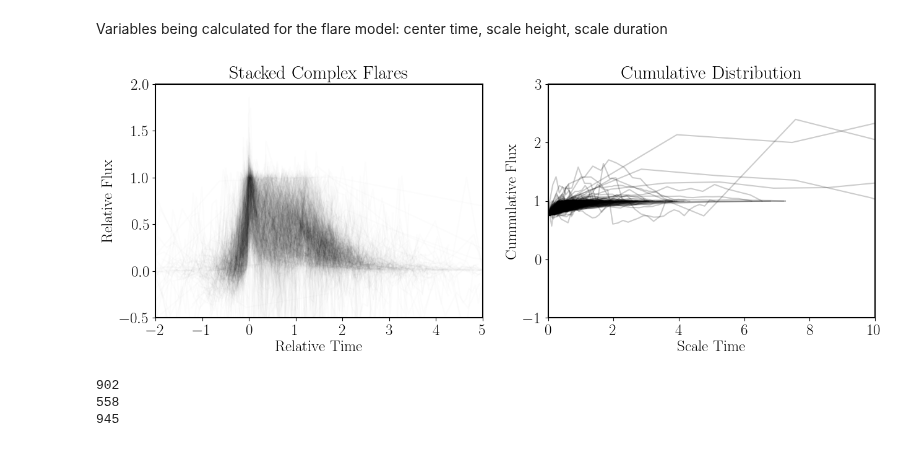
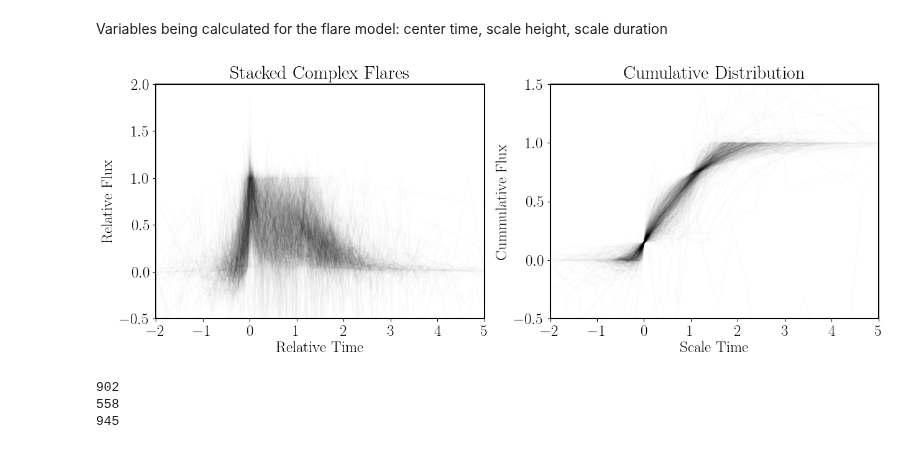
Before and after one commit to lupitatovar/flares, a Jupyter notebook: notebooks/complex_flares.ipynb, the cells around one changed output. Cells and saved outputs as stored; diff of their text form; code cells hidden in the pictures.

```diff
--- a/notebooks/complex_flares.ipynb
+++ b/notebooks/complex_flares.ipynb
@@ -412,37 +412,38 @@ for i in range(0,len(cross_match)):
     cmplx_y = ((detrended[temp])/(cmplx_scale_height[i]))
 
 
     #ax1.plot(xinterp,yvals,'o',color='orange', label= 'interp data')
 
     axs[0].plot(cmplx_x,cmplx_y,color='k',alpha=0.01)
 
     #axs[1].plot((xinterp[2]-xinterp)/new_scale_dur[i],yvals,'x',color='orange',alpha=0.2)
-    axs[1].plot((df['time'][temp]-xinterp[2])/cmplx_scale_dur[i],cd_detrended,color='k',alpha=0.2)
+    axs[1].plot((df['time'][temp]-cmplx_t_center[i])/cmplx_scale_dur[i],cd_detrended,color='k',alpha=0.01)
 
     #axs[1].scatter(df['time'][i]-xinterp[2],cd_detrended[i],color='k')#,alpha=0.5)
 
 
     #Setting Titles
     axs[0].set_title('Stacked Complex Flares')
     axs[1].set_title('Cumulative Distribution')
 
 
     #Axes labels
     axs[0].set_xlabel("Relative Time")
     axs[0].set_ylabel("Relative Flux")
     axs[1].set_ylabel("Cummulative Flux")
     axs[1].set_xlabel("Scale Time")
 
     #Axes limits
+
     axs[0].set_xlim(-2,5)
     axs[0].set_ylim(-0.5,2)
 
-    axs[1].set_xlim(0,10)
-    axs[1].set_ylim(-1,3)
+    axs[1].set_xlim(-2,5)
+    axs[1].set_ylim(-.5,1.5)
     #Legend
     #ax1.legend(loc='lower right')
 # %% [output]
-[figure, old version]
+[figure, new version]
 # %%
 print(len(timed_classical))
 print(len(cross_match))
```
Also changed, not shown: 1 other file.
